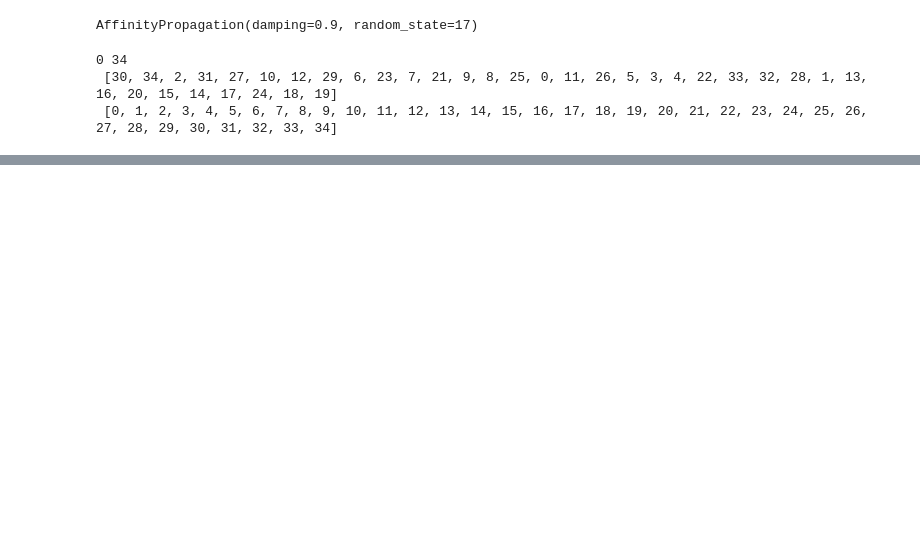
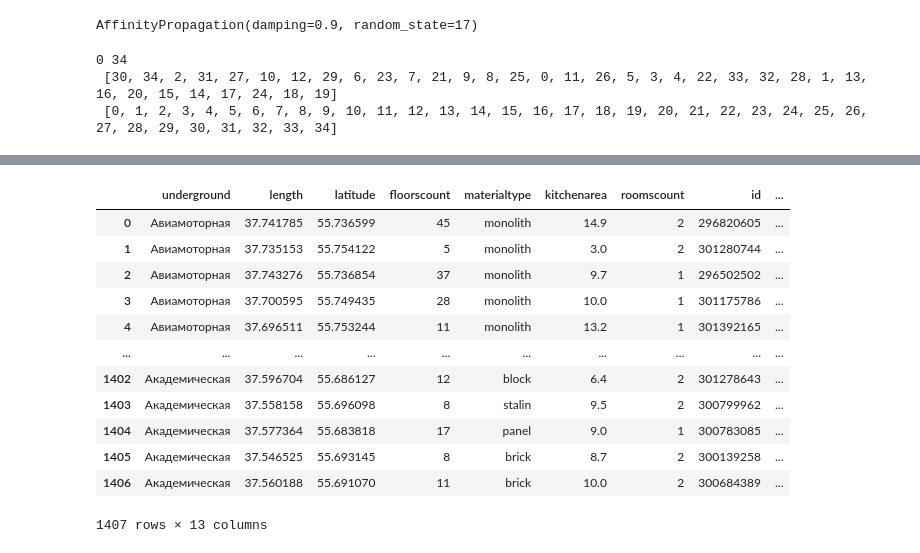
Before and after one commit to lyubovchubarova/sirius_ai_estate, a Jupyter notebook: AP.ipynb, the cells around one changed output, grey strips where cells are left out. Saved outputs shown, nothing was run; the diff lists cells and outputs as text; code cells hidden in the pictures; blank space fills up the shorter version.

```diff
--- a/AP.ipynb
+++ b/AP.ipynb
@@ -30,0 +58,17 @@ print(min(l), max(l), '\n', l, '\n', sorted(l))
+# %%
+ds = ds.drop(['buildyear'],axis=1)
+ds
+# %% [output]
+|  | underground | length | latitude | floorscount | materialtype | kitchenarea | roomscount | id | ... |
+| 0 | Авиамоторная | 37.741785 | 55.736599 | 45 | monolith | 14.9 | 2 | 296820605 | ... |
+| 1 | Авиамоторная | 37.735153 | 55.754122 | 5 | monolith | 3.0 | 2 | 301280744 | ... |
+| 2 | Авиамоторная | 37.743276 | 55.736854 | 37 | monolith | 9.7 | 1 | 296502502 | ... |
+| 3 | Авиамоторная | 37.700595 | 55.749435 | 28 | monolith | 10.0 | 1 | 301175786 | ... |
+| 4 | Авиамоторная | 37.696511 | 55.753244 | 11 | monolith | 13.2 | 1 | 301392165 | ... |
+| ... | ... | ... | ... | ... | ... | ... | ... | ... | ... |
+| 1402 | Академическая | 37.596704 | 55.686127 | 12 | block | 6.4 | 2 | 301278643 | ... |
+| 1403 | Академическая | 37.558158 | 55.696098 | 8 | stalin | 9.5 | 2 | 300799962 | ... |
+| 1404 | Академическая | 37.577364 | 55.683818 | 17 | panel | 9.0 | 1 | 300783085 | ... |
+| 1405 | Академическая | 37.546525 | 55.693145 | 8 | brick | 8.7 | 2 | 300139258 | ... |
+| 1406 | Академическая | 37.560188 | 55.691070 | 11 | brick | 10.0 | 2 | 300684389 | ... |
+1407 rows × 13 columns
```
Also changed, not shown: parts of 11 cells of this notebook, 1 other file.
